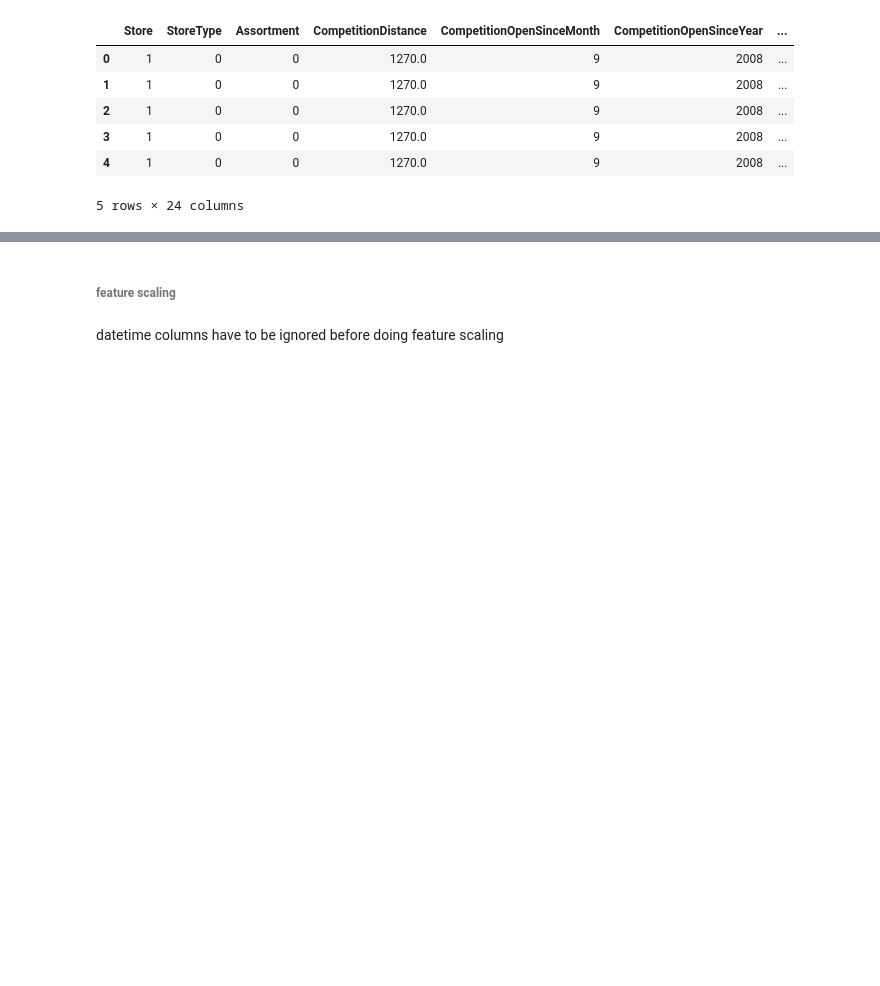
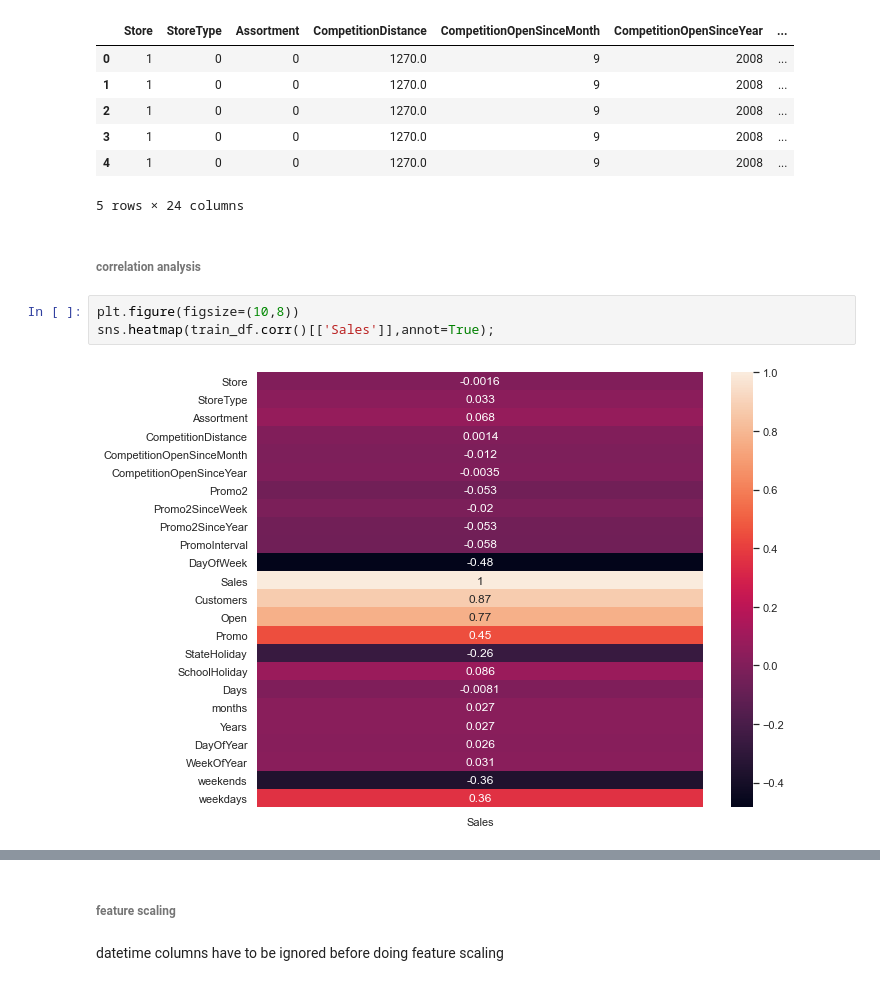
Before and after one commit to skevin-dev/Pharmaceutical_Sales_prediction, a Jupyter notebook: Notebooks/Data _pre-processing & Modelling .ipynb, the cells around one changed output, grey strips where cells are left out. Drawn from its saved outputs; the diff is of its cells as text; blank space fills up the shorter version.

```diff
--- a/Notebooks/Data _pre-processing & Modelling .ipynb
+++ b/Notebooks/Data _pre-processing & Modelling .ipynb
@@ -146,3 +149,10 @@ test_df.head()
 | 3 | 1 | 0 | 0 | 1270.0 | 9 | 2008 | ... |
 | 4 | 1 | 0 | 0 | 1270.0 | 9 | 2008 | ... |
 5 rows × 24 columns
+# %% [markdown]
+###### correlation analysis
+# %%
+plt.figure(figsize=(10,8))
+sns.heatmap(train_df.corr()[['Sales']],annot=True);
+# %% [output]
+[figure, added]
```
Also changed, not shown: parts of 40 cells of this notebook, 2 other files.
